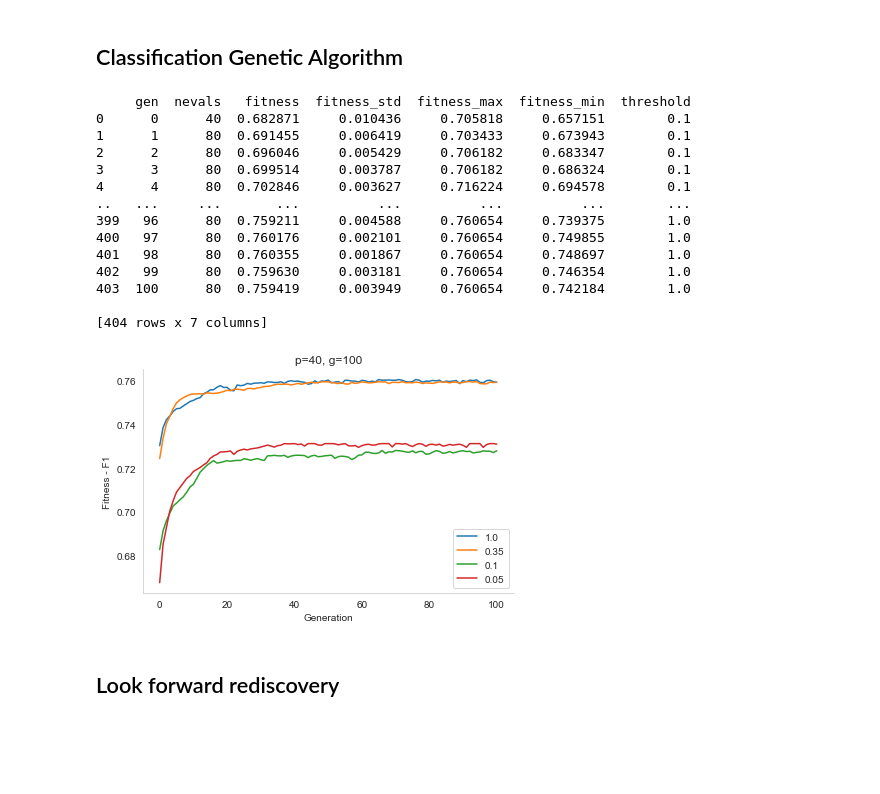
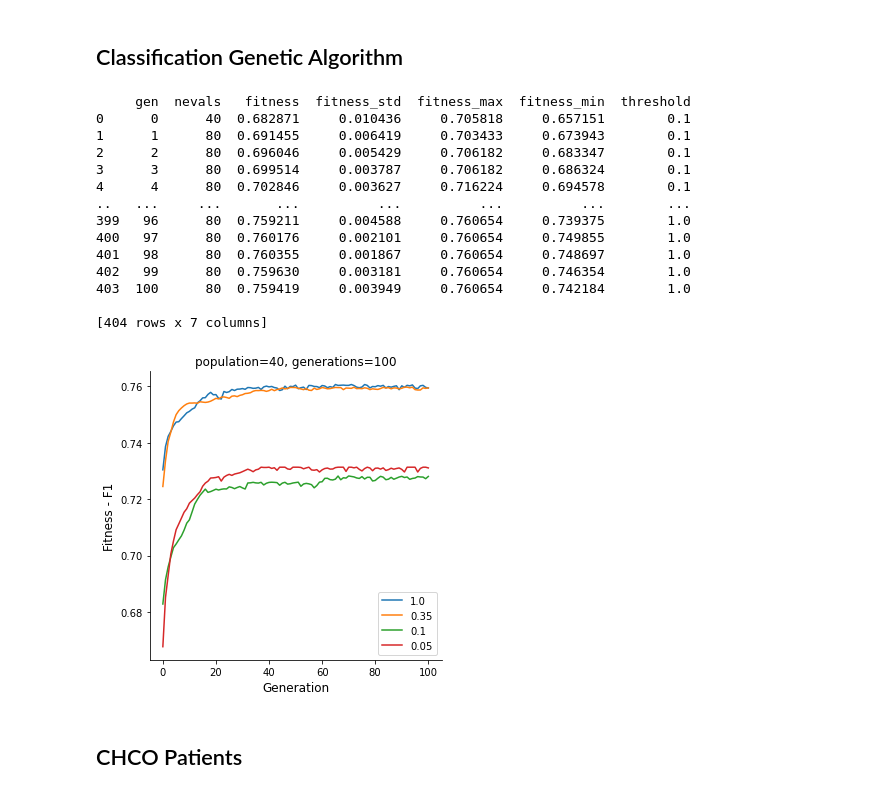
Before and after one commit to MSBradshaw/BOCC, a Jupyter notebook: Experiments/make_figures.ipynb, the cells around one changed output. Saved outputs shown, nothing was run; the diff lists cells and outputs as text; code cells hidden in the pictures; blank space fills up the shorter version.

```diff
--- a/Experiments/make_figures.ipynb
+++ b/Experiments/make_figures.ipynb
@@ -323,7 +324,7 @@ fig, axes = plt.subplots(4,2)
 fig.set_size_inches(12, 6)
 
 spaces = '                                     '
-letters = ['A','B','C','D']
+letters = ['B','C','D','E']
 for i,n in enumerate(zip([g_coms,w_coms,i_coms,c_coms],['greedy','walktrap','infomap','cesna'])):
     print(i,n[1])
     xs = [ len(c.members) for c in n[0]]
@@ -335,7 +336,7 @@ for i,n in enumerate(zip([g_coms,w_coms,i_coms,c_coms],['greedy','walktrap','inf
     clear_ax(axes[i,0],bottom=True, left=True)
 
 spaces = '                                 '
-letters = ['E','F','G','H']
+letters = ['F','G','H','I']
 for i,n in enumerate(zip([g_subcoms,w_subcoms,i_subcoms,c_subcoms],['greedy-paris','walktrap-paris','infomap-paris','cesna-paris'])):
     print(i,n[1])
     xs = [ len(c.members) for c in n[0]]
@@ -498,9 +501,9 @@ print('total number of clusters with a rediscovery',l2r_p_df['has_a_rediscovery'
 # total number of clusters
 print('total number of non-trivial clusters', l2r_p_df.shape[0])
 print('% with atleast 1 rediscovery', l2r_p_df['has_a_rediscovery'].sum() / l2r_p_df.shape[0])
-fig, ax = plt.subplots(2,2)
-fig.set_size_inches(7, 7)
-letters = ['A','B','C','D']
+fig, ax = plt.subplots(1,4)
+fig.set_size_inches(14, 3.5)
+letters = ['G','H','I','J']
 for i,algo in enumerate(l2r_p_df['algorithm'].unique()):
     sub = l2r_p_df[l2r_p_df['algorithm'] == algo]
     subsub = sub[sub['has_a_rediscovery'] == True]
@@ -510,13 +513,13 @@ for i,algo in enumerate(l2r_p_df['algorithm'].unique()):
     print()
     # specify bins for hist that are 0 - 1 by 0.05
     # list(range(0,1.05,0.05))
-    ax[i//2,i%2].hist(subsub['p-value'], bins=20, range=(0,1))
-    ax[i//2,i%2].set_title(letters[i] + '                  ' + algo,loc='left',fontsize=std_fontsize)
-    ax[i//2,i%2].set_xlabel('p-value',fontsize=std_fontsize)
-    ax[i//2,i%2].set_ylabel('count',fontsize=std_fontsize)
+    ax[i].hist(subsub['p-value'], bins=20, range=(0,1))
+    ax[i].set_title(letters[i] + '                  ' + algo,loc='left',fontsize=std_fontsize)
+    ax[i].set_xlabel('p-value',fontsize=std_fontsize)
+    ax[i].set_ylabel('count',fontsize=std_fontsize)
     # set x range 0 - 1
-    ax[i//2,i%2].set_xlim((0,1))
-    clear_ax(ax[i//2,i%2],bottom=True, left=True)
+    ax[i].set_xlim((0,1))
+    clear_ax(ax[i],bottom=True, left=True)
 plt.tight_layout()
 plt.savefig('../PublicationFigures/rediscovery_p_values.filtered.png',dpi=300)
 # %% [output]
@@ -970,37 +977,39 @@ Number of 2019 clusters with at least 1 rediscovery in 2020 255.0
 # %%
 # just_regression_genetic_algo.tsv
 gaoregress = pd.read_csv('../train_19_20_genetic_algo_outputs.txt', sep='\t',comment='#')
 print(gaoregress)
 
+fig, ax = plt.subplots(figsize=(5,5))
+
 for t in [1.00,0.35,0.10,0.05]:
     sub = gaoregress[gaoregress['threshold'] == t]
     plt.plot(sub['gen'], sub['fitness'], label=t)
-plt.xlabel('Generation')
-plt.ylabel('Fitness - F1')
-plt.title('p=40, g=100')
+plt.xlabel('Generation', fontsize=std_fontsize)
+plt.ylabel('Fitness - F1', fontsize=std_fontsize)
+plt.title('population=40, generations=100', fontsize=std_fontsize)
 # remove top and right spines
 ax = plt.gca()
 ax.spines['right'].set_visible(False)
 ax.spines['top'].set_visible(False)
 plt.legend(loc='lower right')
 plt.tight_layout()
-plt.savefig('../Figures/train_19_20_genetic_algo_outputs.png',dpi=300)
+plt.savefig('../PublicationFigures/train_19_20_genetic_algo_outputs.png',dpi=300)
 plt.show()
 # %% [output]
      gen  nevals   fitness  fitness_std  fitness_max  fitness_min  threshold
 0      0      40  0.682871     0.010436     0.705818     0.657151        0.1
 1      1      80  0.691455     0.006419     0.703433     0.673943        0.1
 2      2      80  0.696046     0.005429     0.706182     0.683347        0.1
 3      3      80  0.699514     0.003787     0.706182     0.686324        0.1
 4      4      80  0.702846     0.003627     0.716224     0.694578        0.1
 ..   ...     ...       ...          ...          ...          ...        ...
 399   96      80  0.759211     0.004588     0.760654     0.739375        1.0
 400   97      80  0.760176     0.002101     0.760654     0.749855        1.0
 401   98      80  0.760355     0.001867     0.760654     0.748697        1.0
 402   99      80  0.759630     0.003181     0.760654     0.746354        1.0
 403  100      80  0.759419     0.003949     0.760654     0.742184        1.0
 
 [404 rows x 7 columns]
-[figure, old version]
+[figure, new version]
 # %% [markdown]
-## Look forward rediscovery
+## CHCO Patients
```
Also changed, not shown: parts of 4 cells of this notebook, 2 other files.
